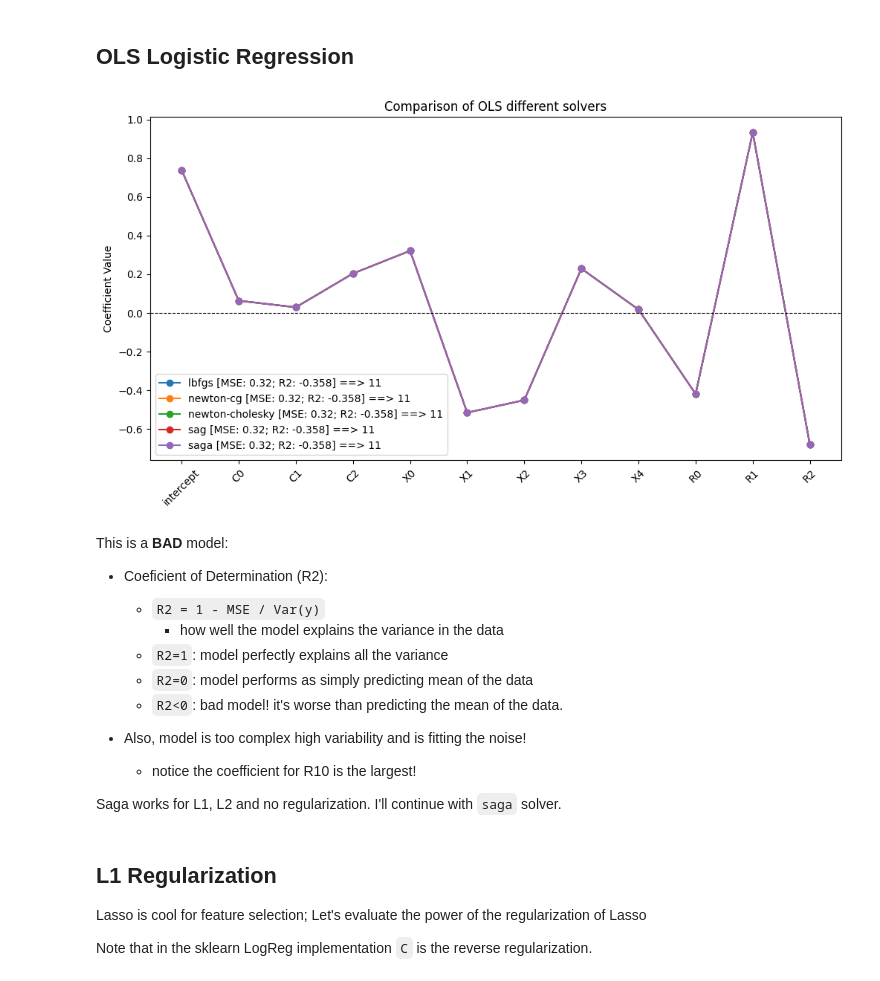
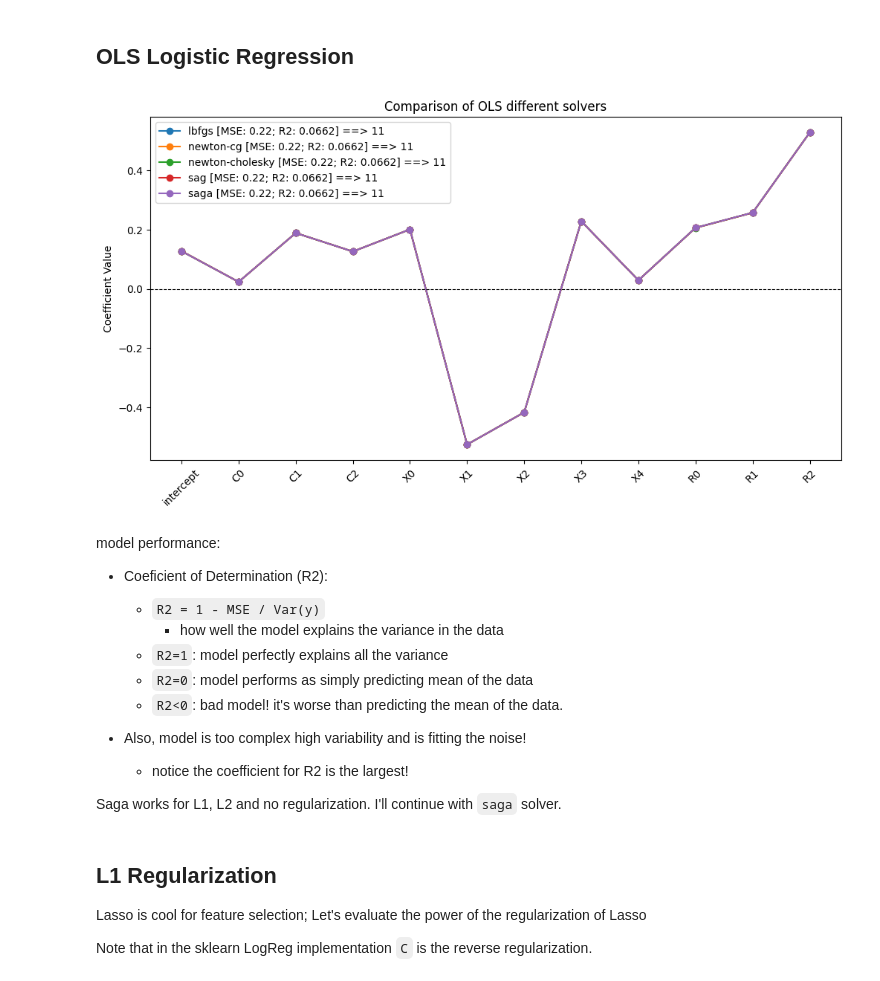
Before and after one commit to etabari/ml_course, a Jupyter notebook: 1.1.LR.regularization.ipynb, the cells around one changed output. Drawn from its saved outputs; the diff is of its cells as text; code cells hidden in the pictures.

```diff
--- a/1.1.LR.regularization.ipynb
+++ b/1.1.LR.regularization.ipynb
@@ -18,6 +18,7 @@ from sklearn.metrics import mean_squared_error, r2_score
 
 import numpy as np
 import matplotlib.pyplot as plt
+import seaborn as sns
 
 n_samples = 250
 
@@ -31,7 +32,9 @@ X_informative, y_all = make_classification(
     random_state=42,
 )
 
+
 ## Create 3 non-informative columns
+np.random.seed(42)
 random_columns = np.random.rand(n_samples, 3)
 
 # ## Create 4 columns of linear combination of existing 5 columns
@@ -51,7 +54,9 @@ X, X_test, y, y_test = train_test_split(X_all, y_all, test_size=0.2, random_stat
 
 ## Get feature label for index
 def f_label(index):
-    if index<3:
+    if index < 0:
+        return "intercept"
+    elif index<3:
         return f"C{index}"
     elif index<8:
         return f"X{index-3}"
@@ -67,38 +92,38 @@ ols_perf = []
 
 for solver in solvers:
     clf = LogisticRegression(penalty=None, solver="saga", max_iter=10000)
 
     clf.fit(X, y)
     ols_coefs += [np.append(clf.intercept_, clf.coef_)]
 
     y_pred = clf.predict(X_test)
     ols_perf += [[mean_squared_error(y_test, y_pred), r2_score(y_test, y_pred)]]
 
 
 plt.figure(figsize=(12, 6))
 
 for i, solver in enumerate(solvers):
     non_zero_coef = sum([x != 0 for x in ols_coefs[i][1:]])
     label = (
         f"{solver} [MSE: {ols_perf[i][0]}; R2: {ols_perf[i][1]:.3}] ==> {non_zero_coef}"
     )
     plt.plot(ols_coefs[i], marker="o", linestyle="-", label=label)
 
 plt.axhline(0, color="black", linestyle="--", linewidth=0.8)
 plt.xticks(
     range(X.shape[1] + 1),
-    ["intercept"] + [f_label(i) for i in range(X.shape[1])],
+    [f_label(i) for i in range(-1, X.shape[1])],
     rotation=45,
 )
 plt.ylabel("Coefficient Value")
 plt.title("Comparison of OLS different solvers")
 plt.legend()
 plt.show()
 # %% [output]
-[figure, old version]
+[figure, new version]
 # %% [markdown]
 
-This is a **BAD** model:
+model performance:
 
 - Coeficient of Determination (R2):
     - `R2 = 1 - MSE / Var(y)`
@@ -108,7 +133,7 @@ This is a **BAD** model:
     - `R2<0`: bad model! it's worse than predicting the mean of the data.
 
 - Also, model is too complex high variability and is fitting the noise!
-  - notice the coefficient for R10 is the largest!
+  - notice the coefficient for R2 is the largest!
 
 
 Saga works for L1, L2 and no regularization. I'll continue with `saga` solver.
```
Also changed, not shown: parts of 6 cells of this notebook.
